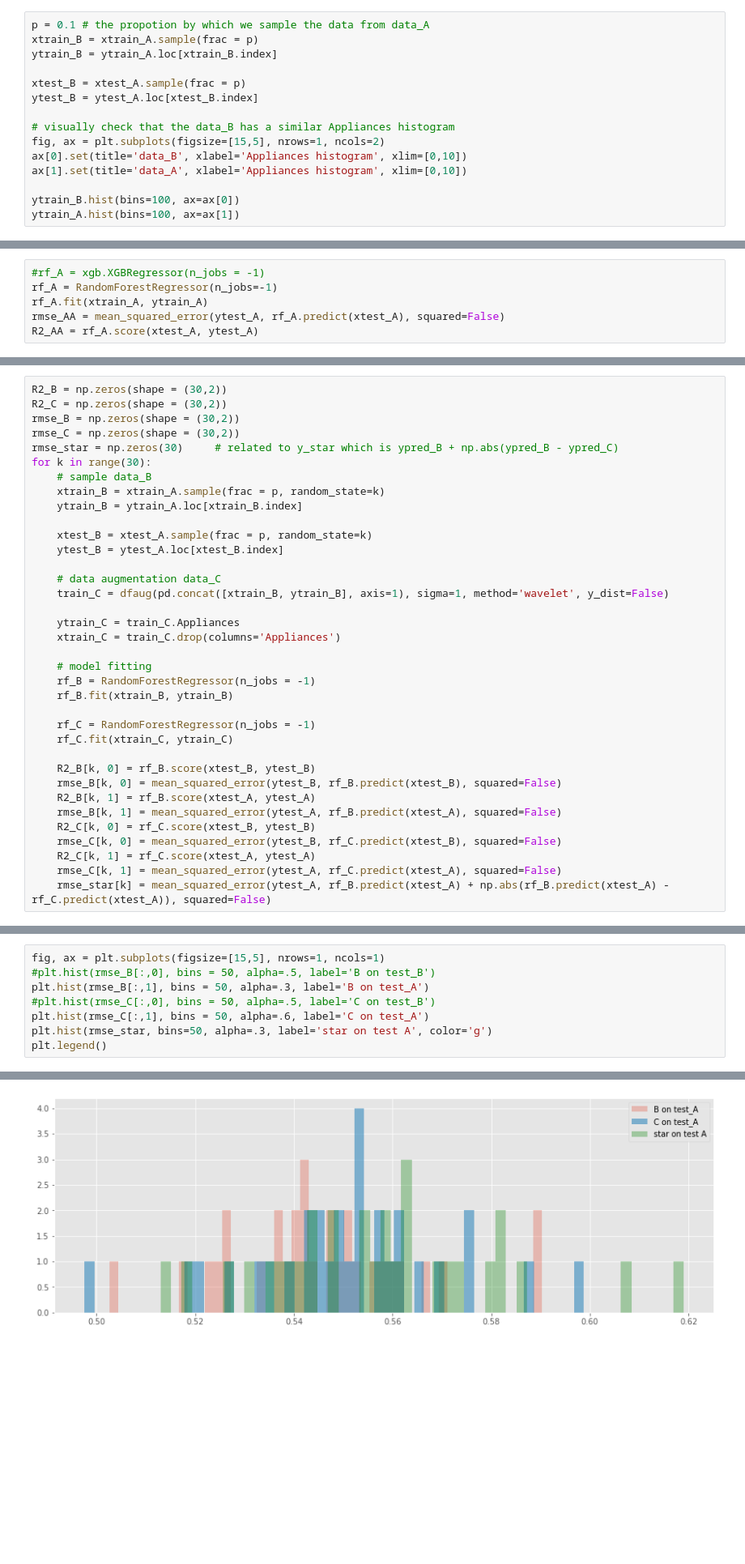
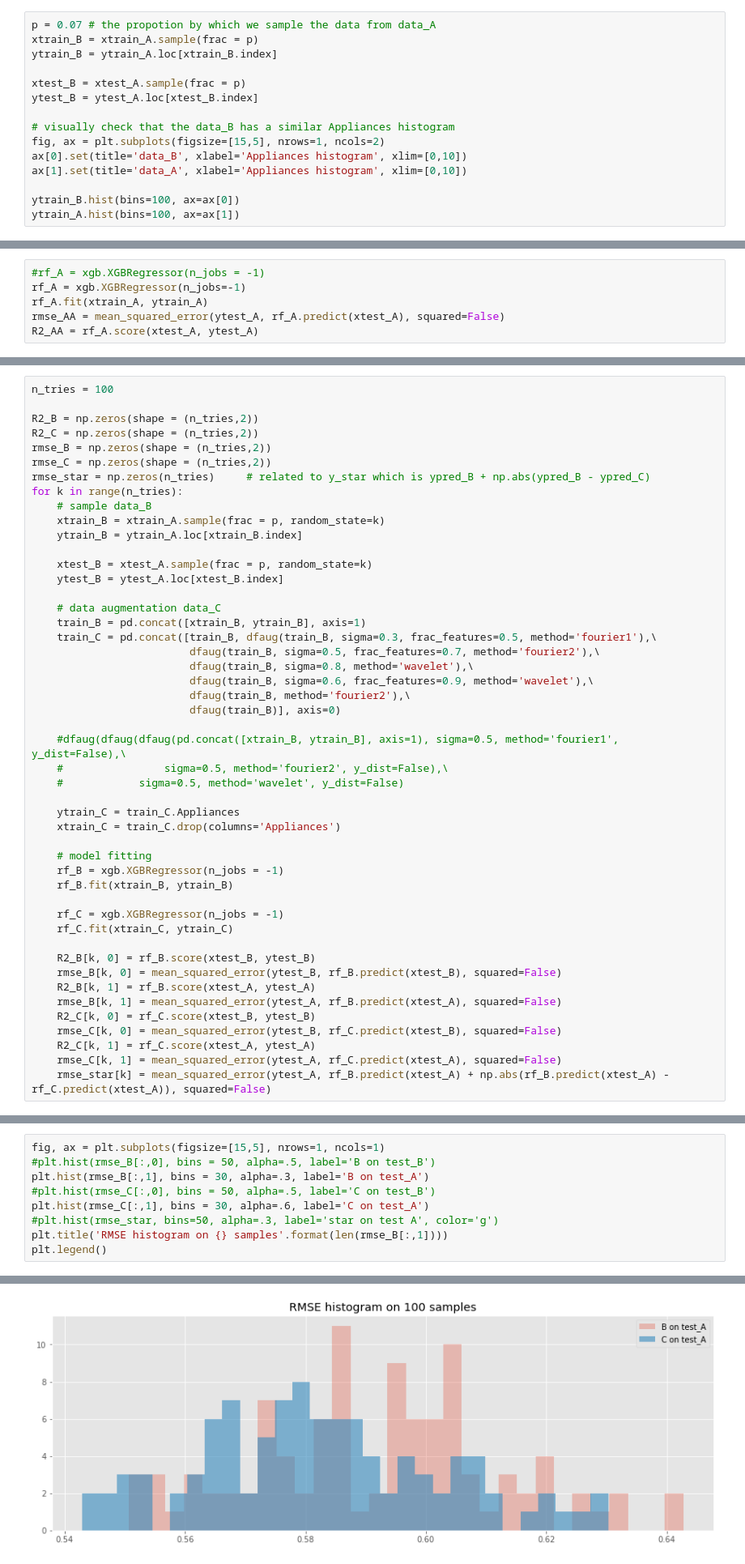
Before and after one commit to fdesmond/seme-ts, a Jupyter notebook: aug_test.ipynb, the cells around one changed output, grey strips where cells are left out. Shown at 81% size. Drawn from its saved outputs; the diff is of its cells as text; blank space fills up the shorter version.

```diff
--- a/aug_test.ipynb
+++ b/aug_test.ipynb
@@ -84,7 +84,7 @@ y_A = data_A.Appliances
 X_A = data_A.drop(columns='Appliances')
 xtrain_A, xtest_A, ytrain_A, ytest_A = train_test_split(X_A, y_A, test_size=0.2, random_state=42)
 # %%
-p = 0.1 # the propotion by which we sample the data from data_A
+p = 0.07 # the propotion by which we sample the data from data_A
 xtrain_B = xtrain_A.sample(frac = p)
 ytrain_B = ytrain_A.loc[xtrain_B.index]
 
@@ -121,7 +121,7 @@ train_C.T2.hist(bins=100, ax=ax[1], density=True)
 ### model fitting: data_A
 # %%
 #rf_A = xgb.XGBRegressor(n_jobs = -1)
-rf_A = RandomForestRegressor(n_jobs=-1)
+rf_A = xgb.XGBRegressor(n_jobs=-1)
 rf_A.fit(xtrain_A, ytrain_A)
 rmse_AA = mean_squared_error(ytest_A, rf_A.predict(xtest_A), squared=False)
 R2_AA = rf_A.score(xtest_A, ytest_A)
@@ -128,12 +130,14 @@ R2_AA = rf_A.score(xtest_A, ytest_A)
 # %% [markdown]
 ### model fitting: data_B, data_C
 # %%
-R2_B = np.zeros(shape = (30,2))
-R2_C = np.zeros(shape = (30,2))
-rmse_B = np.zeros(shape = (30,2))
-rmse_C = np.zeros(shape = (30,2))
-rmse_star = np.zeros(30)     # related to y_star which is ypred_B + np.abs(ypred_B - ypred_C)
-for k in range(30):
+n_tries = 100
+
+R2_B = np.zeros(shape = (n_tries,2))
+R2_C = np.zeros(shape = (n_tries,2))
+rmse_B = np.zeros(shape = (n_tries,2))
+rmse_C = np.zeros(shape = (n_tries,2))
+rmse_star = np.zeros(n_tries)     # related to y_star which is ypred_B + np.abs(ypred_B - ypred_C)
+for k in range(n_tries):
     # sample data_B
     xtrain_B = xtrain_A.sample(frac = p, random_state=k)
     ytrain_B = ytrain_A.loc[xtrain_B.index]
@@ -142,16 +146,26 @@ for k in range(30):
     ytest_B = ytest_A.loc[xtest_B.index]
 
     # data augmentation data_C
-    train_C = dfaug(pd.concat([xtrain_B, ytrain_B], axis=1), sigma=1, method='wavelet', y_dist=False)
+    train_B = pd.concat([xtrain_B, ytrain_B], axis=1)
+    train_C = pd.concat([train_B, dfaug(train_B, sigma=0.3, frac_features=0.5, method='fourier1'),\
+                         dfaug(train_B, sigma=0.5, frac_features=0.7, method='fourier2'),\
+                         dfaug(train_B, sigma=0.8, method='wavelet'),\
+                         dfaug(train_B, sigma=0.6, frac_features=0.9, method='wavelet'),\
+                         dfaug(train_B, method='fourier2'),\
+                         dfaug(train_B)], axis=0)
+
+    #dfaug(dfaug(dfaug(pd.concat([xtrain_B, ytrain_B], axis=1), sigma=0.5, method='fourier1', y_dist=False),\
+    #                sigma=0.5, method='fourier2', y_dist=False),\
+    #            sigma=0.5, method='wavelet', y_dist=False)
 
     ytrain_C = train_C.Appliances
     xtrain_C = train_C.drop(columns='Appliances')
 
     # model fitting
-    rf_B = RandomForestRegressor(n_jobs = -1)
+    rf_B = xgb.XGBRegressor(n_jobs = -1)
     rf_B.fit(xtrain_B, ytrain_B)
 
-    rf_C = RandomForestRegressor(n_jobs = -1)
+    rf_C = xgb.XGBRegressor(n_jobs = -1)
     rf_C.fit(xtrain_C, ytrain_C)
 
     R2_B[k, 0] = rf_B.score(xtest_B, ytest_B)
@@ -196,14 +228,15 @@ plt.legend()
 # %%
 fig, ax = plt.subplots(figsize=[15,5], nrows=1, ncols=1)
 #plt.hist(rmse_B[:,0], bins = 50, alpha=.5, label='B on test_B')
-plt.hist(rmse_B[:,1], bins = 50, alpha=.3, label='B on test_A')
+plt.hist(rmse_B[:,1], bins = 30, alpha=.3, label='B on test_A')
 #plt.hist(rmse_C[:,0], bins = 50, alpha=.5, label='C on test_B')
-plt.hist(rmse_C[:,1], bins = 50, alpha=.6, label='C on test_A')
-plt.hist(rmse_star, bins=50, alpha=.3, label='star on test A', color='g')
+plt.hist(rmse_C[:,1], bins = 30, alpha=.6, label='C on test_A')
+#plt.hist(rmse_star, bins=50, alpha=.3, label='star on test A', color='g')
+plt.title('RMSE histogram on {} samples'.format(len(rmse_B[:,1])))
 plt.legend()
 # %% [output]
 <matplotlib.legend.Legend at 0x...>
-[figure, old version]
+[figure, new version]
 # %%
 y_star = rf_B.predict(xtest_A) + np.abs(rf_B.predict(xtest_A) - rf_C.predict(xtest_A))
 print(mean_squared_error(ytest_A, y_star, squared=False))
```
Also changed, not shown: parts of 10 cells of this notebook, 1 other file.
